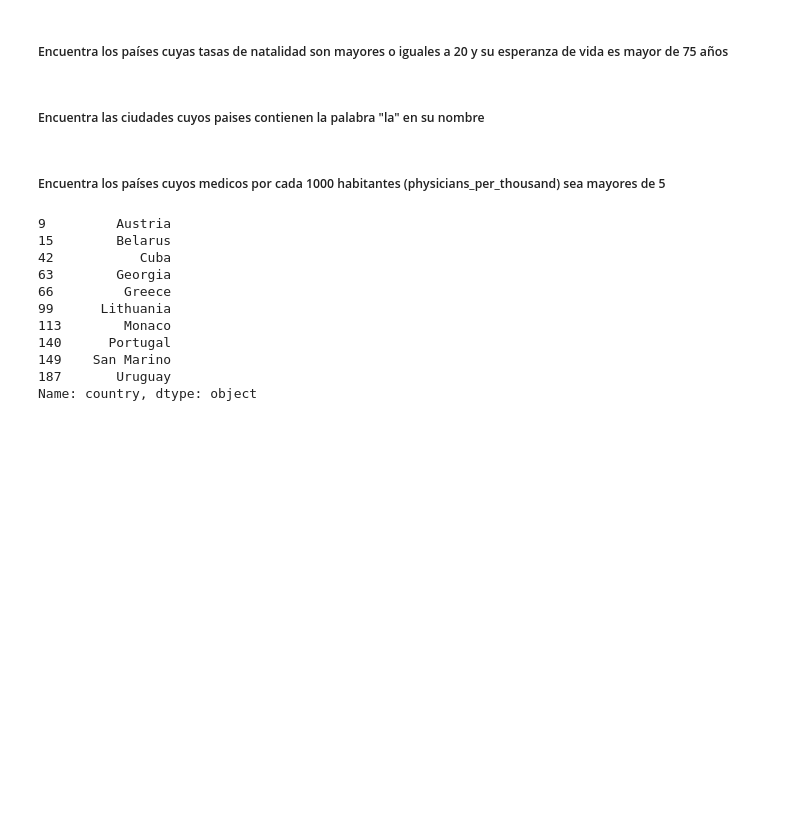
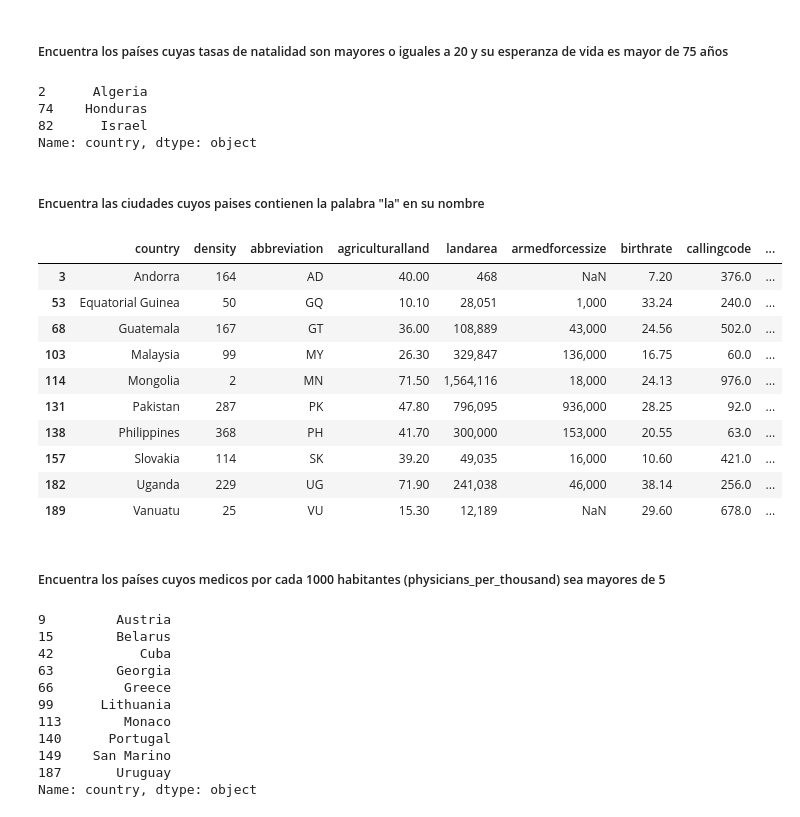
Before and after one commit to Adalab/da-promof-modulo3-sprint1-pairprogramming-Miriam-ElenaG, a Jupyter notebook: pair4_union.ipynb, the cells around one changed output. Saved outputs shown, nothing was run; the diff lists cells and outputs as text; code cells hidden in the pictures; blank space fills up the shorter version.

```diff
--- a/pair4_union.ipynb
+++ b/pair4_union.ipynb
@@ -326,7 +341,28 @@ df_merge.to_csv("fichero_limpio.csv")
 # %% [markdown]
 ##### Encuentra los países cuyas tasas de natalidad son mayores o iguales a 20 y su esperanza de vida es mayor de 75 años
+# %%
+df_merge.loc[((df_merge["birthrate"]>=20) & (df_merge["lifeexpectancy"]>=75)), "country"]
+# %% [output]
+2      Algeria
+74    Honduras
+82      Israel
+Name: country, dtype: object
 # %% [markdown]
 ##### Encuentra las ciudades cuyos paises contienen la palabra "la" en su nombre
+# %%
+df_merge[df_merge["capital/majorcity"].str.contains('la', case=False, regex = True, na = False)]
+# %% [output]
+|  | country | density | abbreviation | agriculturalland | landarea | armedforcessize | birthrate | callingcode | ... |
+| 3 | Andorra | 164 | AD | 40.00 | 468 | NaN | 7.20 | 376.0 | ... |
+| 53 | Equatorial Guinea | 50 | GQ | 10.10 | 28,051 | 1,000 | 33.24 | 240.0 | ... |
+| 68 | Guatemala | 167 | GT | 36.00 | 108,889 | 43,000 | 24.56 | 502.0 | ... |
+| 103 | Malaysia | 99 | MY | 26.30 | 329,847 | 136,000 | 16.75 | 60.0 | ... |
+| 114 | Mongolia | 2 | MN | 71.50 | 1,564,116 | 18,000 | 24.13 | 976.0 | ... |
+| 131 | Pakistan | 287 | PK | 47.80 | 796,095 | 936,000 | 28.25 | 92.0 | ... |
+| 138 | Philippines | 368 | PH | 41.70 | 300,000 | 153,000 | 20.55 | 63.0 | ... |
+| 157 | Slovakia | 114 | SK | 39.20 | 49,035 | 16,000 | 10.60 | 421.0 | ... |
+| 182 | Uganda | 229 | UG | 71.90 | 241,038 | 46,000 | 38.14 | 256.0 | ... |
+| 189 | Vanuatu | 25 | VU | 15.30 | 12,189 | NaN | 29.60 | 678.0 | ... |
 # %% [markdown]
 ##### Encuentra los países cuyos medicos por cada 1000 habitantes (physicians_per_thousand) sea mayores de 5
 # %%
```
Also changed, not shown: parts of 1 cell of this notebook.
